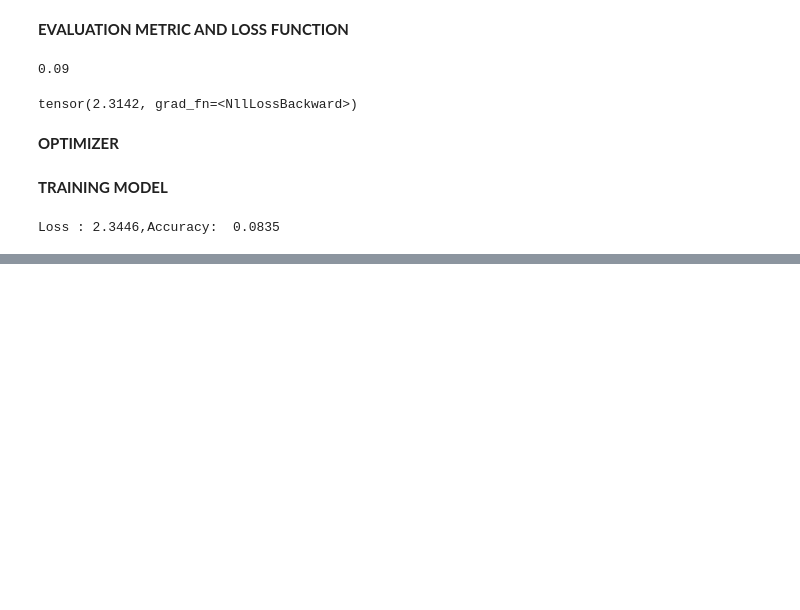
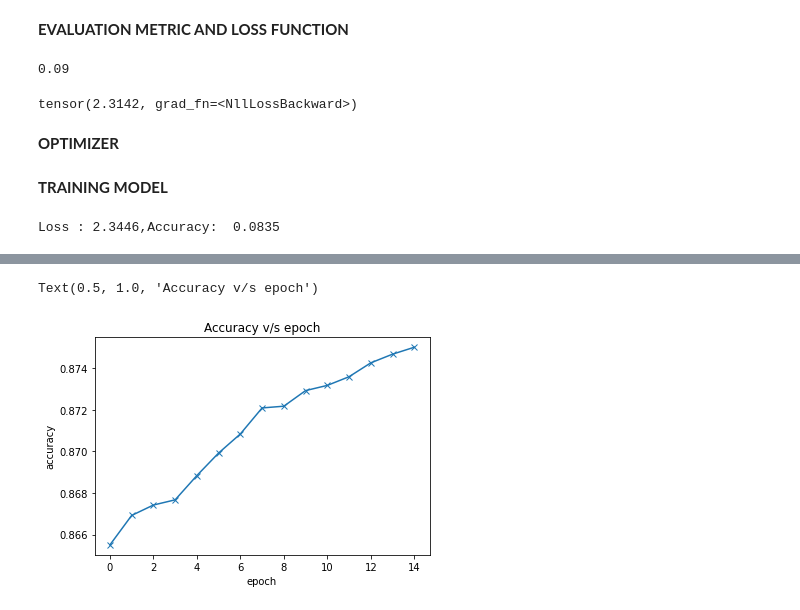
Before and after one commit to Shruti-Subu/logistic_reg, a Jupyter notebook: Untitled6.ipynb, the cells around one changed output, grey strips where cells are left out. Drawn from its saved outputs; the diff is of its cells as text; code cells hidden in the pictures; blank space fills up the shorter version.

Commit message:
train_validation complete

```diff
--- a/Untitled6.ipynb
+++ b/Untitled6.ipynb
@@ -249,6 +249,7 @@ print("Loss : {:.4f},Accuracy: {: .4f}".format(val_loss,val_acc))
 Loss : 2.3446,Accuracy:  0.0835
 # %%
 def fit(epochs,model,loss_fn,opt,train_dl,valid_dl,metric=None):
+  acc_arr=[]
   for epoch in range(epochs):
     for xb,yb in train_dl:
       loss,_,_=loss_batch(model,loss_fn,xb,yb,opt)
@@ -259,3 +260,11 @@ def fit(epochs,model,loss_fn,opt,train_dl,valid_dl,metric=None):
       print("Epoch [{}/{}] , Loss: {:.4f}".format(epoch+1,epochs,val_loss))
     else:
        print("Epoch [{}/{}] , Loss: {:.4f},{}:{:.4f}".format(epoch+1,epochs,val_loss,metric.__name__,val_metric))
+       acc_arr.append(val_metric)
+  return acc_arr
+# %%
+#redefine model
+model=MNISTModel()
+optimizer=torch.optim.SGD(model.parameters(),lr=learning_rate)
+# %%
+fit(5,model,f.cross_entropy,optimizer,train_loader,val_loader,accuracy)
@@ -261,0 +277,2 @@ def fit(epochs,model,loss_fn,opt,train_dl,valid_dl,metric=None):
+# %%
+accuracy=fit(15,model,f.cross_entropy,optimizer,train_loader,val_loader,accuracy)
@@ -261,0 +295,8 @@ def fit(epochs,model,loss_fn,opt,train_dl,valid_dl,metric=None):
+# %%
+plt.plot(accuracy,'-x')
+plt.xlabel('epoch')
+plt.ylabel('accuracy')
+plt.title('Accuracy v/s epoch')
+# %% [output]
+Text(0.5, 1.0, 'Accuracy v/s epoch')
+[figure, added]
```
Also changed, not shown: parts of 2 cells of this notebook.
